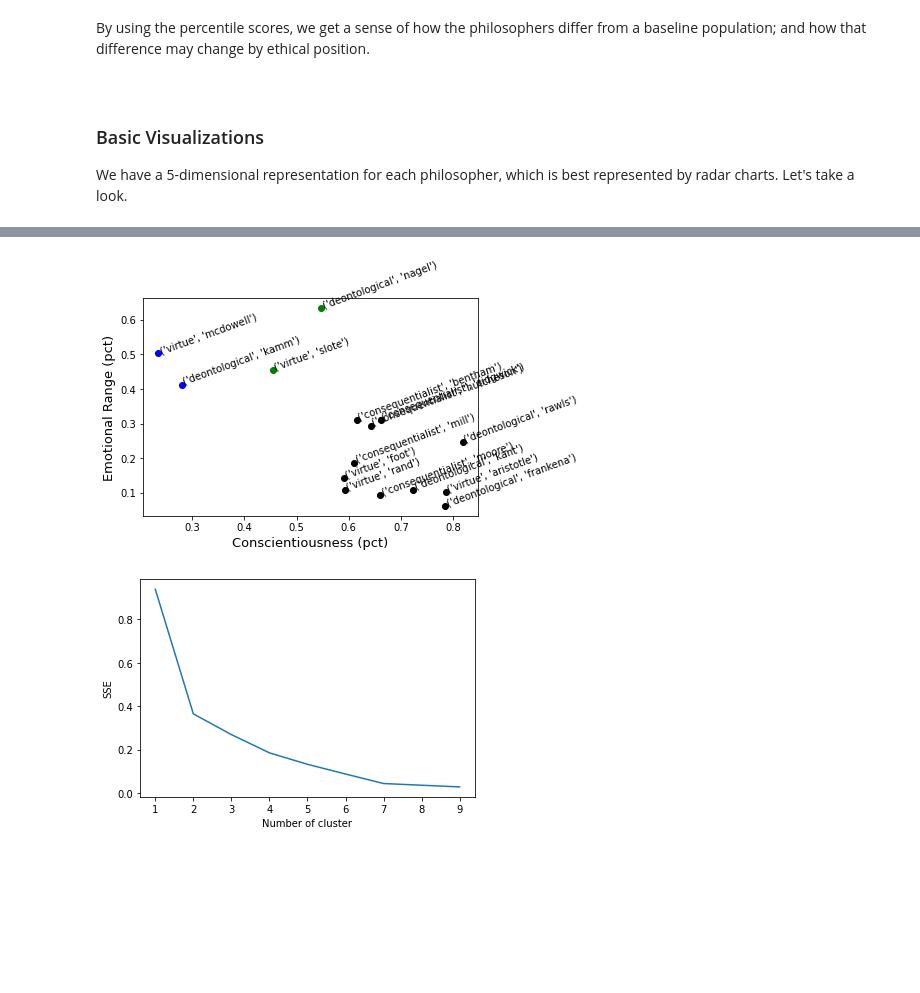
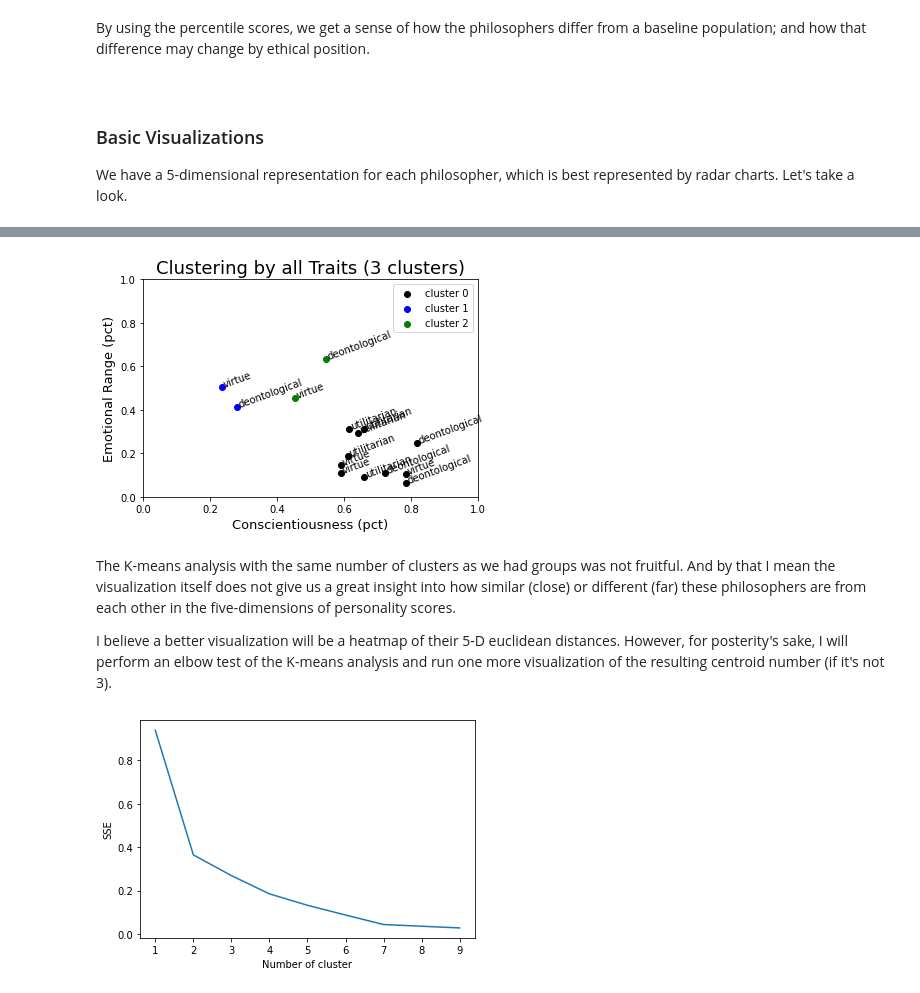
Before and after one commit to josh-hm/philosopher_personalities, a Jupyter notebook: philosopher_personality_analysis.ipynb, the cells around one changed output, grey strips where cells are left out. Saved outputs shown, nothing was run; the diff lists cells and outputs as text; code cells hidden in the pictures; blank space fills up the shorter version.

```diff
--- a/philosopher_personality_analysis.ipynb
+++ b/philosopher_personality_analysis.ipynb
@@ -239,7 +238,7 @@ cols = ['ethics',
 
 virtue = ['aristotle', 'foot', 'mcdowell', 'rand', 'slote']
 deontological = ['frankena', 'kamm', 'kant', 'nagel', 'rawls']
-consequentialist = ['bentham', 'hutcheson', 'mill', 'moore', 'sidgwick']
+utilitarian = ['bentham', 'hutcheson', 'mill', 'moore', 'sidgwick']
 
 score_table = pd.DataFrame(columns=cols)
 
@@ -259,8 +258,8 @@ for wdir, folders, files in os.walk('data/scores/'):
             ethics = 'virtue'
         elif philosopher in deontological:
             ethics = 'deontological'
-        elif philosopher in consequentialist:
-            ethics = 'consequentialist'
+        elif philosopher in utilitarian:
+            ethics = 'utilitarian'
 
         flattened_data = {'philosopher' : philosopher,
                           'ethics': ethics}
@@ -679,19 +690,0 @@ No personality trait has a significant relationship with endorsing a Deontologic
-# %%
-import statsmodels.api as sm
-from patsy import dmatrices
-
-
-ind_var_cols = [c for c in score_table.columns if 'pct_' in c]
-dep_var_cols = ['ethics']
-cols = ind_var_cols + dep_var_cols
-
-model_data = score_table.loc[:, cols]
-# Setting the categories
-
-y, X = dmatrices('{} ~ {} + {} + {} + {} + {}'.format(*dep_var_cols, *ind_var_cols),
-                 data=model_data,
-                 return_type='dataframe')
-
-model = sm.MNLogit(y, X)
-res = model.fit()
-print(res.summary())
@@ -718,46 +701,52 @@ pct_emotional_range          nan        nan        nan        nan         nan
 # %%
 import matplotlib.pyplot as plt
+import pandas as pd
 from sklearn.cluster import KMeans
 
 
 try:
     score_table
 except NameError:
     score_table = pd.read_csv('data/scores/score_table.csv')
 
 
 labels = ['ethics', 'philosopher']
 cluster_cols = [c for c in score_table.columns if 'pct_' in c]
 
 model_data = score_table.loc[:, labels + cluster_cols]
 model_data.set_index(labels, inplace=True)
-# model_data
 
-# for n in range(2, 6, 1):
-#kmeans = k_means(model_data, 3)
-kmeans = KMeans(3)
-kmeans.fit(model_data)
-model_data['cluster'] = kmeans.labels_
 
 def visualize_clusters(df, num_clusters):
     colors = ['b', 'g', 'r', 'c', 'm', 'y', 'k']
+
+    kmeans = KMeans(num_clusters).fit(model_data)
+    model_data['cluster'] = kmeans.labels_
 
     for n in range(num_clusters):
         cluster_df = df[df.cluster == n]
         x = cluster_df.pct_conscientiousness
         y = cluster_df.pct_emotional_range
         plt.scatter(x, y, c=colors[n-1])
         for i, txt in enumerate(cluster_df.index):
-            plt.annotate(txt, (x[i], y[i]), rotation=20)
+            plt.annotate(txt[0], (x[i], y[i]), rotation=20)
 
         plt.xlabel('Conscientiousness (pct)', fontsize=13)
         plt.ylabel('Emotional Range (pct)', fontsize=13)
-        # plt.xlim = (0,1)
-        # plt.ylim = (0,1)
+        plt.title('Clustering by all Traits ({} clusters)'.format(num_clusters),
+                  fontsize=18)
+        plt.legend(['cluster {}'.format(i) for i in range(num_clusters)])
+        plt.xlim((0,1))
+        plt.ylim((0,1))
+
     plt.show()
 
 visualize_clusters(model_data, 3)
 # %% [output]
-[figure, old version]
+[figure, new version]
+# %% [markdown]
+The K-means analysis with the same number of clusters as we had groups was not fruitful.  And by that I mean the visualization itself does not give us a great insight into how similar (close) or different (far) these philosophers are from each other in the five-dimensions of personality scores.
+
+I believe a better visualization will be a heatmap of their 5-D euclidean distances. However, for posterity's sake, I will perform an elbow test of the K-means analysis and run one more visualization of the resulting centroid number (if it's not 3).
 # %%
 import matplotlib.pyplot as plt
```
Also changed, not shown: parts of 39 cells of this notebook, 55 other files.
